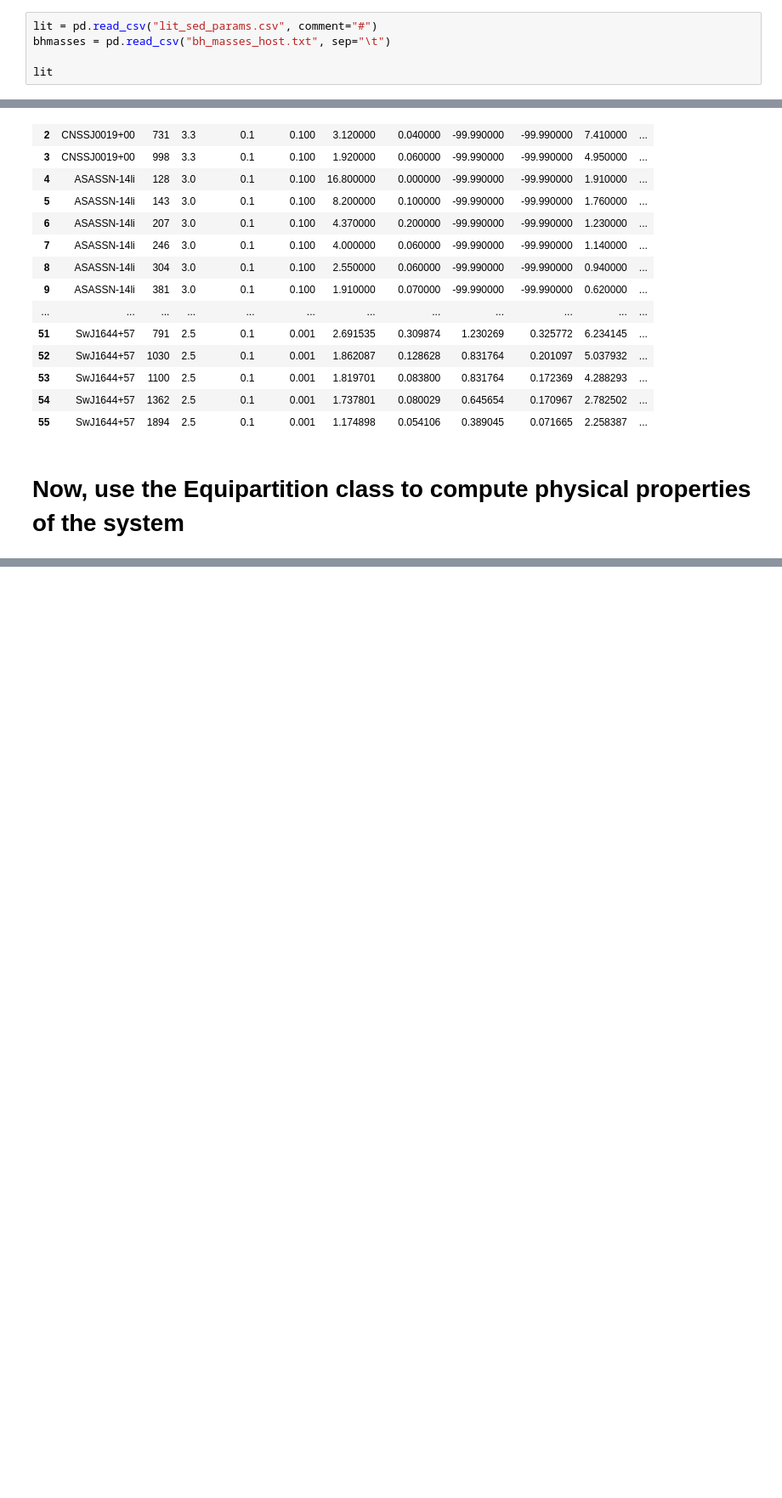
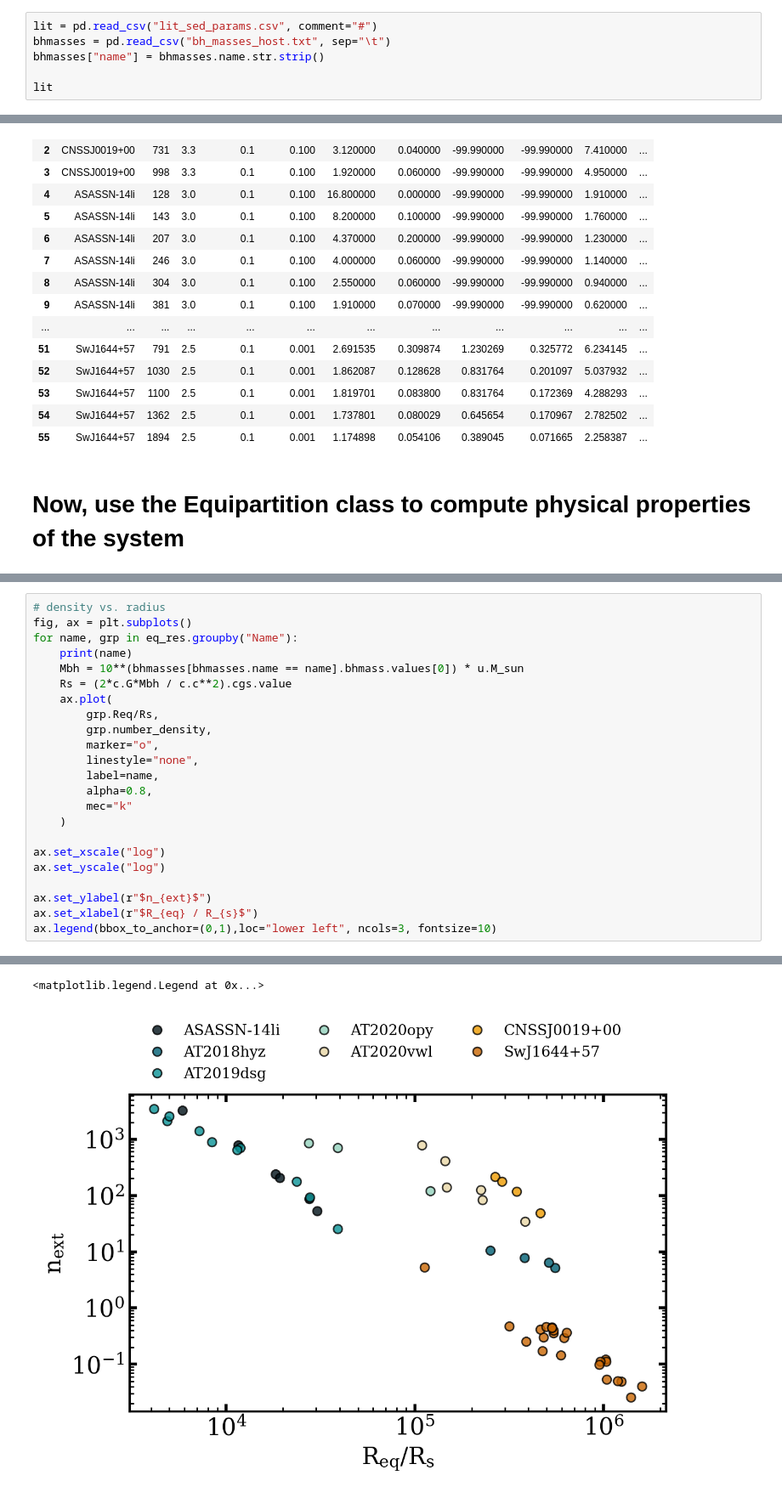
Before and after one commit to rohdog2003/equipartition, a Jupyter notebook: demos/recompute-literature-TDEs.ipynb, the cells around one changed output, grey strips where cells are left out. Shown at 85% size. Cells and saved outputs as stored; diff of their text form; blank space fills up the shorter version.

Commit message:
first pass at computing the literature TDE equipartition values

```diff
--- a/demos/recompute-literature-TDEs.ipynb
+++ b/demos/recompute-literature-TDEs.ipynb
@@ -7,6 +12,7 @@ from equipartition import Equipartition
 # %%
 lit = pd.read_csv("lit_sed_params.csv", comment="#")
 bhmasses = pd.read_csv("bh_masses_host.txt", sep="\t")
+bhmasses["name"] = bhmasses.name.str.strip()
 
 lit
 # %% [output]
@@ -51,0 +118,24 @@ class Equipartition(builtins.object)
+# %%
+# density vs. radius
+fig, ax = plt.subplots()
+for name, grp in eq_res.groupby("Name"):
+    print(name)
+    Mbh = 10**(bhmasses[bhmasses.name == name].bhmass.values[0]) * u.M_sun
+    Rs = (2*c.G*Mbh / c.c**2).cgs.value
+    ax.plot(
+        grp.Req/Rs,
+        grp.number_density,
+        marker="o",
+        linestyle="none",
+        label=name,
+        alpha=0.8,
+        mec="k"
+    )
+
+ax.set_xscale("log")
+ax.set_yscale("log")
+
+ax.set_ylabel(r"$n_{ext}$")
+ax.set_xlabel(r"$R_{eq} / R_{s}$")
+ax.legend(bbox_to_anchor=(0,1),loc="lower left", ncols=3, fontsize=10)
+# %% [output]
@@ -51,0 +149,2 @@ class Equipartition(builtins.object)
+<matplotlib.legend.Legend at 0x...>
+[figure, added]
```
Also changed, not shown: parts of 5 cells of this notebook.
